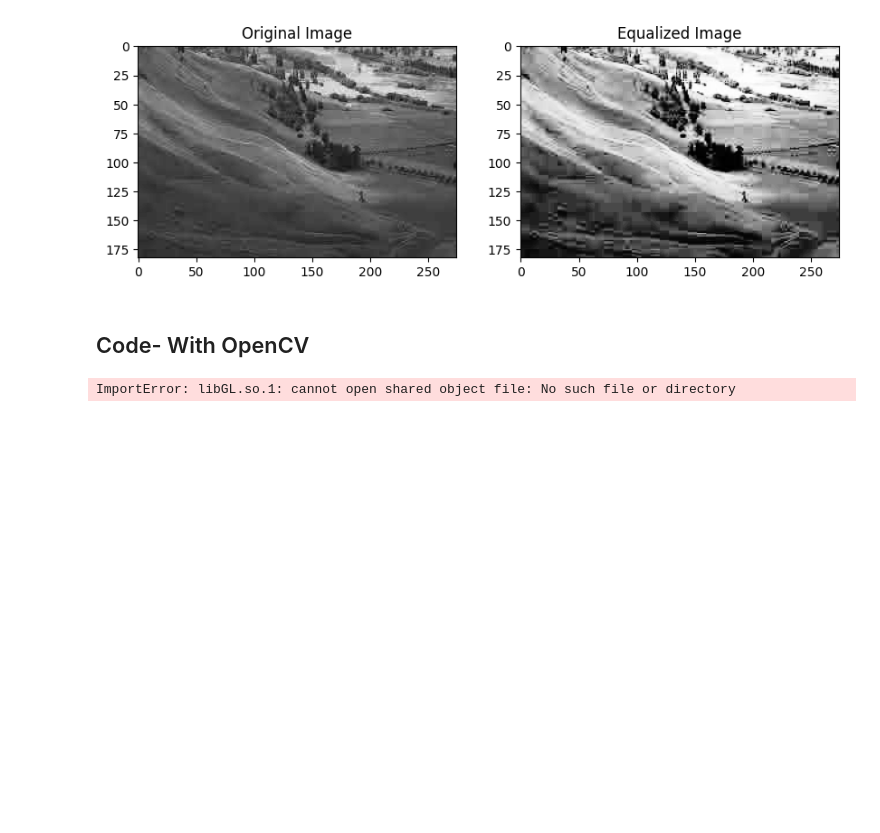
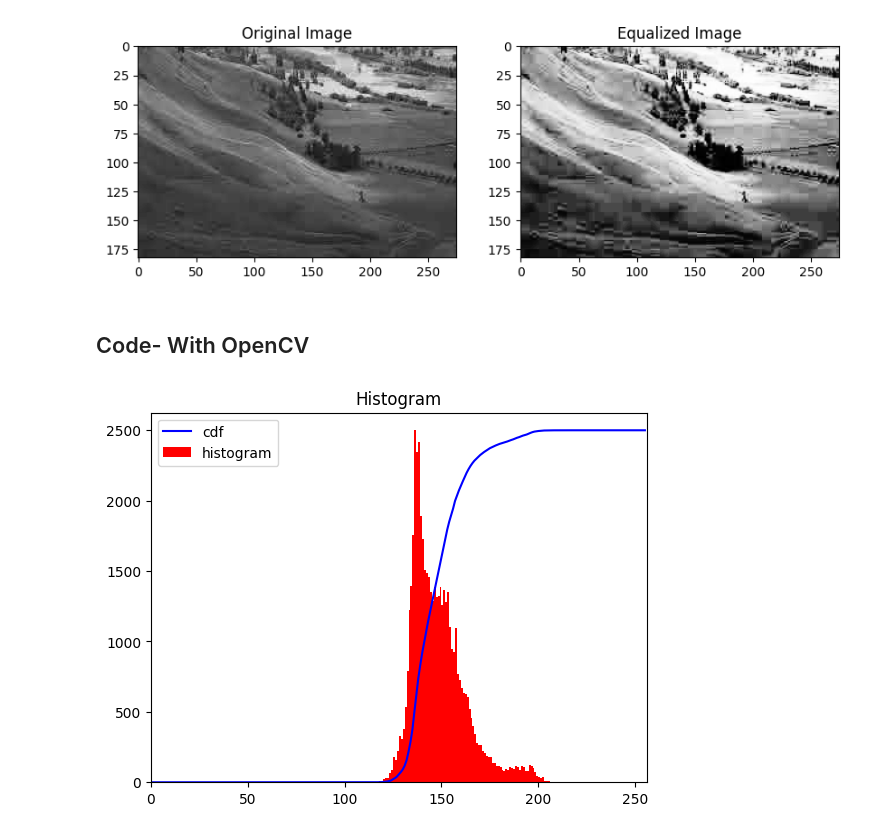
Before and after one commit to Sumo01/ImageDetection-Methodologies, a Jupyter notebook: HistogramEquilization.ipynb, the cells around one changed output. Saved outputs shown, nothing was run; the diff lists cells and outputs as text; code cells hidden in the pictures; blank space fills up the shorter version.

```diff
--- a/HistogramEquilization.ipynb
+++ b/HistogramEquilization.ipynb
@@ -238,21 +242,19 @@ plt.show()
 # %%
-import cv2 as cv
-from matplotlib import pyplot as plt
-img = cv.imread('./Images/HE/input_image.png', cv.IMREAD_GRAYSCALE)
+img = cv.imread('Images/input_image.png', cv.IMREAD_GRAYSCALE)
 
 assert img is not None, "file could not be read, check with os.path.exists()"
 hist,bins = np.histogram(img.flatten(),256,[0,256])
 cdf = hist.cumsum()
 cdf_normalized = cdf * float(hist.max()) / cdf.max()
 plt.plot(cdf_normalized, color = 'b')
 plt.hist(img.flatten(),256,[0,256], color = 'r')
 plt.xlim([0,256])
 
 plt.title('Histogram')
 plt.legend(('cdf','histogram'), loc = 'upper left')
 plt.show()
 # %% [output]
-ImportError: libGL.so.1: cannot open shared object file: No such file or directory
+[figure, added]
 # %%
 cdf_m = np.ma.masked_equal(cdf,0)
 cdf_m = (cdf_m - cdf_m.min())*255/(cdf_m.max()-cdf_m.min())
```
Also changed, not shown: parts of 6 cells of this notebook, 14 other files.
